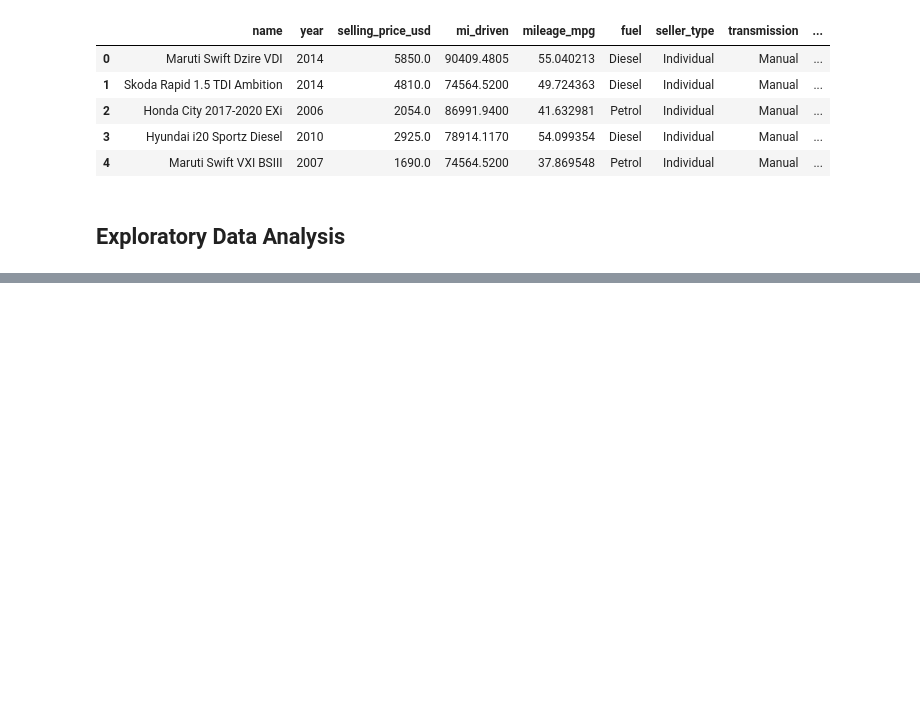
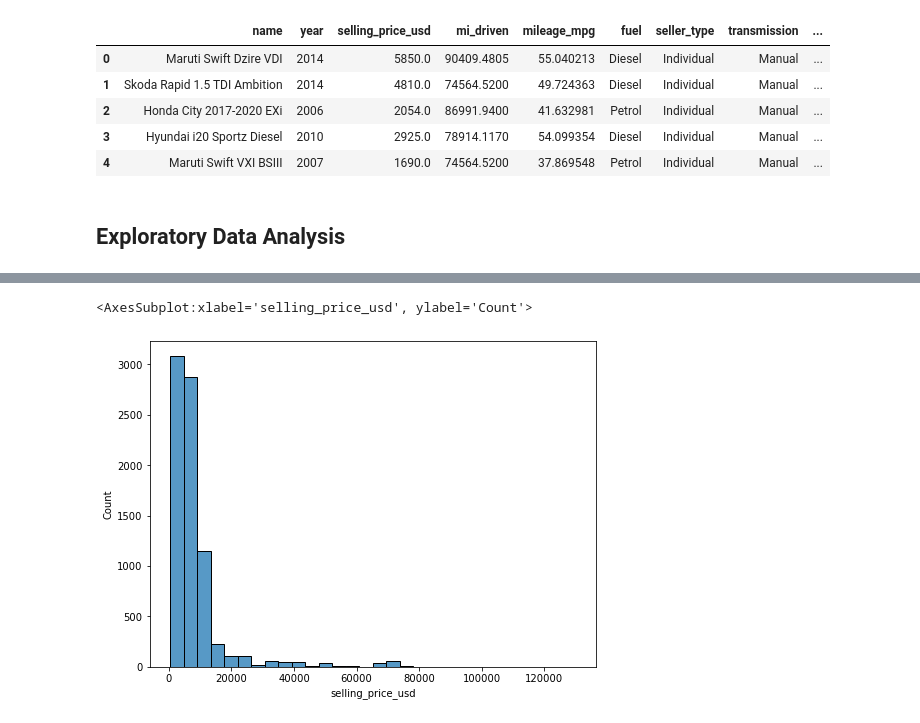
Before and after one commit to rylewww/Vehicle-Regression-Analysis, a Jupyter notebook: Car-Price-Cleaning-EDA.ipynb, the cells around one changed output, grey strips where cells are left out. Saved outputs shown, nothing was run; the diff lists cells and outputs as text; code cells hidden in the pictures; blank space fills up the shorter version.

```diff
--- a/Car-Price-Cleaning-EDA.ipynb
+++ b/Car-Price-Cleaning-EDA.ipynb
@@ -140,0 +154,6 @@ df.head()
+# %%
+fig, ax = plt.subplots(figsize = (8,6))
+sns.histplot(df.selling_price_usd, bins = 30)
+# %% [output]
+<AxesSubplot:xlabel='selling_price_usd', ylabel='Count'>
+[figure, added]
```
Also changed, not shown: parts of 8 cells of this notebook.
